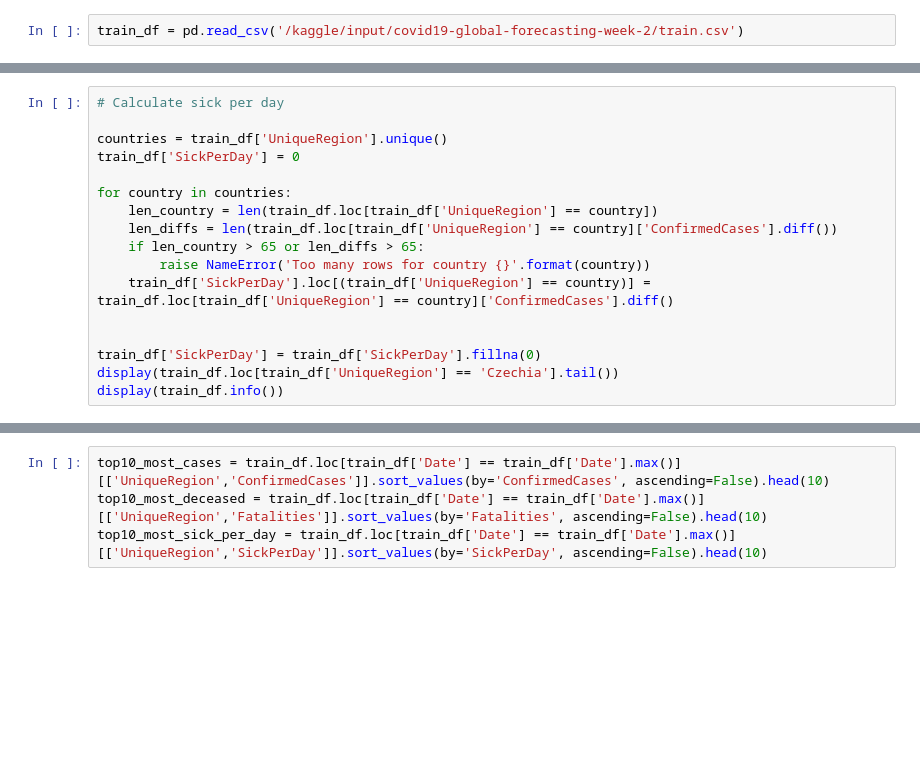
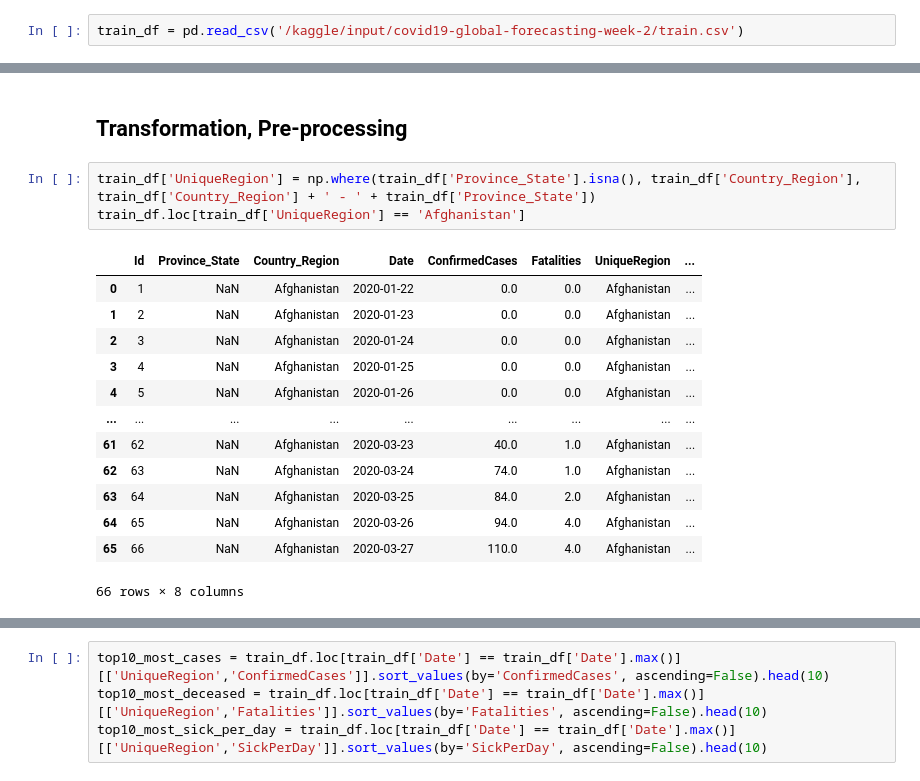
Before and after one commit to hochmuth/Kaggle_COVID_19, a Jupyter notebook: COVID19 - April 2020 Forecast.ipynb, the cells around one changed output, grey strips where cells are left out. Cells and saved outputs as stored; diff of their text form; blank space fills up the shorter version.

```diff
--- a/COVID19 - April 2020 Forecast.ipynb
+++ b/COVID19 - April 2020 Forecast.ipynb
@@ -39,17 +67,0 @@ train_df.loc[train_df['Country_Region'] == 'China'].head()
-# %%
-# Calculate sick per day
-
-countries = train_df['UniqueRegion'].unique()
-train_df['SickPerDay'] = 0
-
-for country in countries:
-    len_country = len(train_df.loc[train_df['UniqueRegion'] == country])
-    len_diffs = len(train_df.loc[train_df['UniqueRegion'] == country]['ConfirmedCases'].diff())
-    if len_country > 65 or len_diffs > 65:
-        raise NameError('Too many rows for country {}'.format(country))
-    train_df['SickPerDay'].loc[(train_df['UniqueRegion'] == country)] = train_df.loc[train_df['UniqueRegion'] == country]['ConfirmedCases'].diff()
-
-
-train_df['SickPerDay'] = train_df['SickPerDay'].fillna(0)
-display(train_df.loc[train_df['UniqueRegion'] == 'Czechia'].tail())
-display(train_df.info())
@@ -67,0 +76,19 @@ timetrend_deceased = sns.lineplot(train_df['Date'], train_df['Fatalities'])
+# %% [markdown]
+## Transformation, Pre-processing
+# %%
+train_df['UniqueRegion'] = np.where(train_df['Province_State'].isna(), train_df['Country_Region'], train_df['Country_Region'] + ' - ' + train_df['Province_State'])
+train_df.loc[train_df['UniqueRegion'] == 'Afghanistan']
+# %% [output]
+|  | Id | Province_State | Country_Region | Date | ConfirmedCases | Fatalities | UniqueRegion | ... |
+| 0 | 1 | NaN | Afghanistan | 2020-01-22 | 0.0 | 0.0 | Afghanistan | ... |
+| 1 | 2 | NaN | Afghanistan | 2020-01-23 | 0.0 | 0.0 | Afghanistan | ... |
+| 2 | 3 | NaN | Afghanistan | 2020-01-24 | 0.0 | 0.0 | Afghanistan | ... |
+| 3 | 4 | NaN | Afghanistan | 2020-01-25 | 0.0 | 0.0 | Afghanistan | ... |
+| 4 | 5 | NaN | Afghanistan | 2020-01-26 | 0.0 | 0.0 | Afghanistan | ... |
+| ... | ... | ... | ... | ... | ... | ... | ... | ... |
+| 61 | 62 | NaN | Afghanistan | 2020-03-23 | 40.0 | 1.0 | Afghanistan | ... |
+| 62 | 63 | NaN | Afghanistan | 2020-03-24 | 74.0 | 1.0 | Afghanistan | ... |
+| 63 | 64 | NaN | Afghanistan | 2020-03-25 | 84.0 | 2.0 | Afghanistan | ... |
+| 64 | 65 | NaN | Afghanistan | 2020-03-26 | 94.0 | 4.0 | Afghanistan | ... |
+| 65 | 66 | NaN | Afghanistan | 2020-03-27 | 110.0 | 4.0 | Afghanistan | ... |
+66 rows × 8 columns
```
Also changed, not shown: parts of 18 cells of this notebook.
